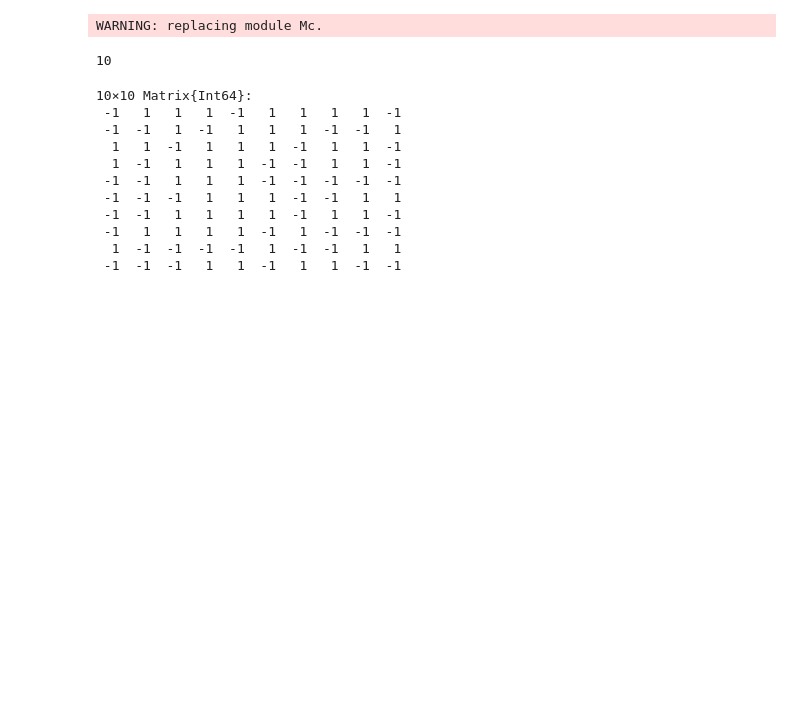
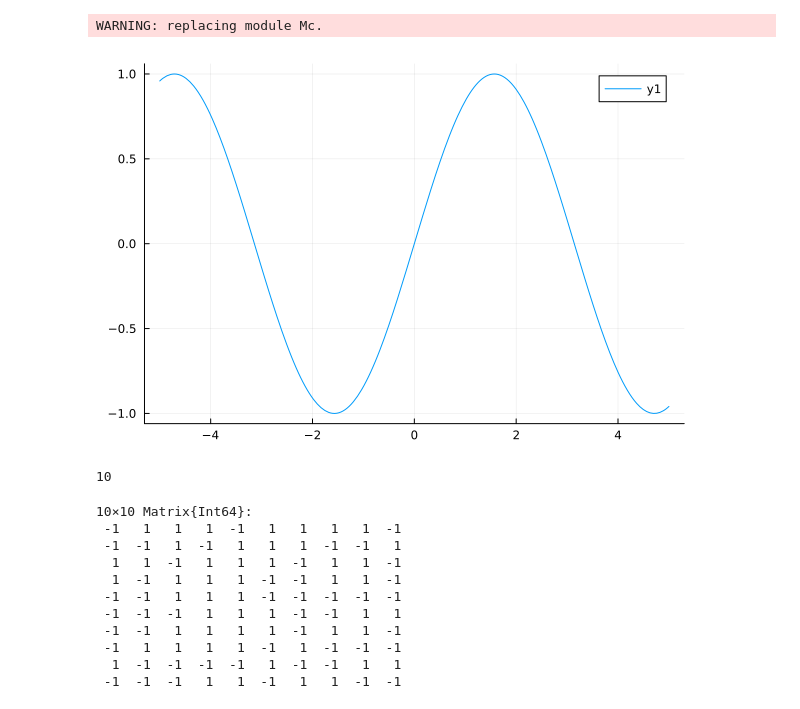
Before and after one commit to yamashun99/ising, a Jupyter notebook: mc.ipynb, the cells around one changed output. Saved outputs shown, nothing was run; the diff lists cells and outputs as text; code cells hidden in the pictures; blank space fills up the shorter version.

```diff
--- a/mc.ipynb
+++ b/mc.ipynb
@@ -4,6 +4,10 @@ include("mc.jl")
 using .Mc
 # %% [output]
 WARNING: replacing module Mc.
+# %%
+plot(sin)
+# %% [output]
+[figure, added]
 # %%
 Lx=10
 Ly=10
```
